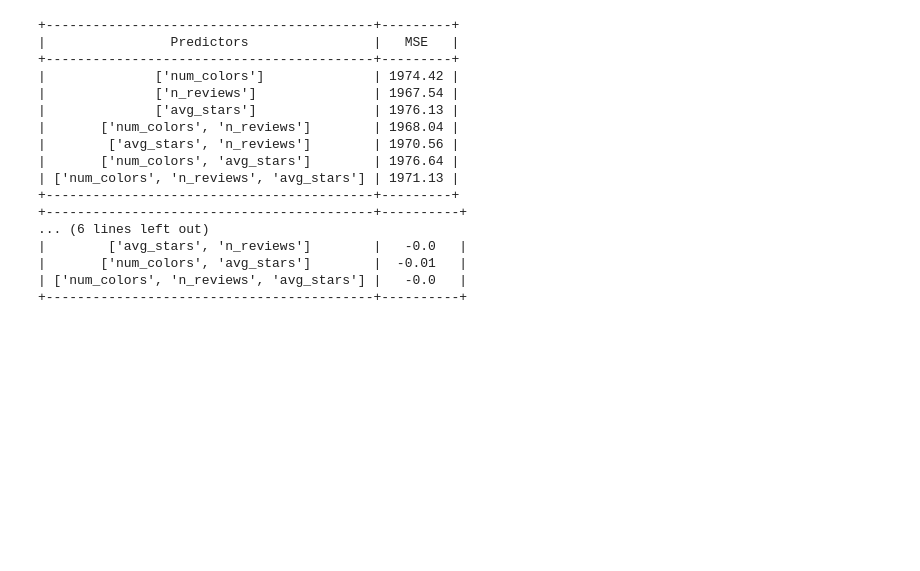
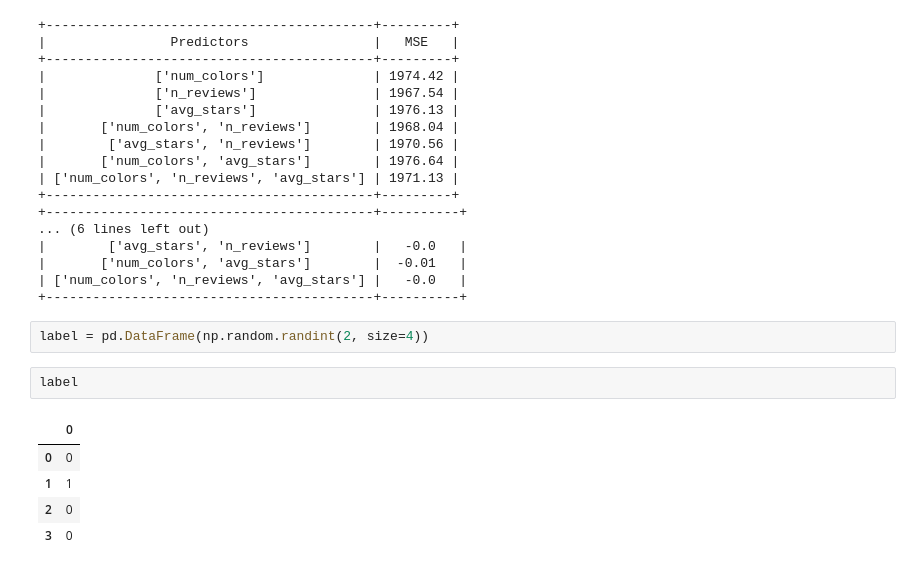
Before and after one commit to jasonkyungkim/nike_adidas_shoes, a Jupyter notebook: eda.ipynb, the cells around one changed output. Drawn from its saved outputs; the diff is of its cells as text; blank space fills up the shorter version.

```diff
--- a/eda.ipynb
+++ b/eda.ipynb
@@ -510,3 +501,13 @@ print(p)
 |       ['num_colors', 'avg_stars']        |  -0.01   |
 | ['num_colors', 'n_reviews', 'avg_stars'] |   -0.0   |
 +------------------------------------------+----------+
+# %%
+label = pd.DataFrame(np.random.randint(2, size=4))
+# %%
+label
+# %% [output]
+|  | 0 |
+| 0 | 0 |
+| 1 | 1 |
+| 2 | 0 |
+| 3 | 0 |
```
Also changed, not shown: parts of 5 cells of this notebook, 1 other file.
